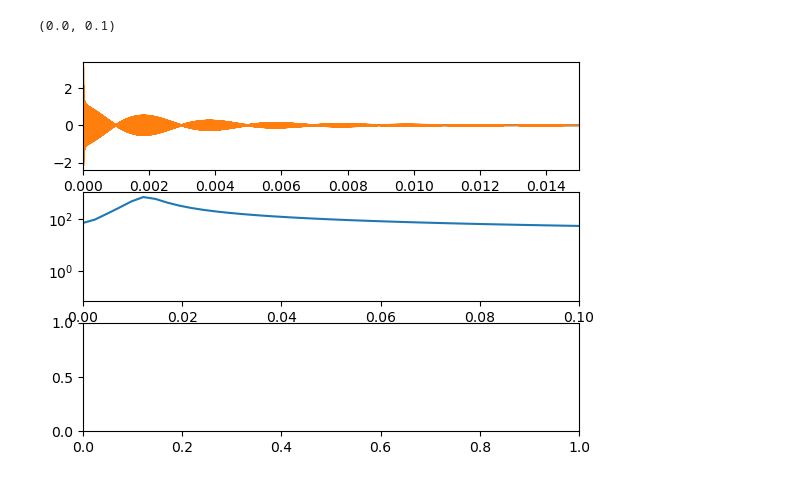
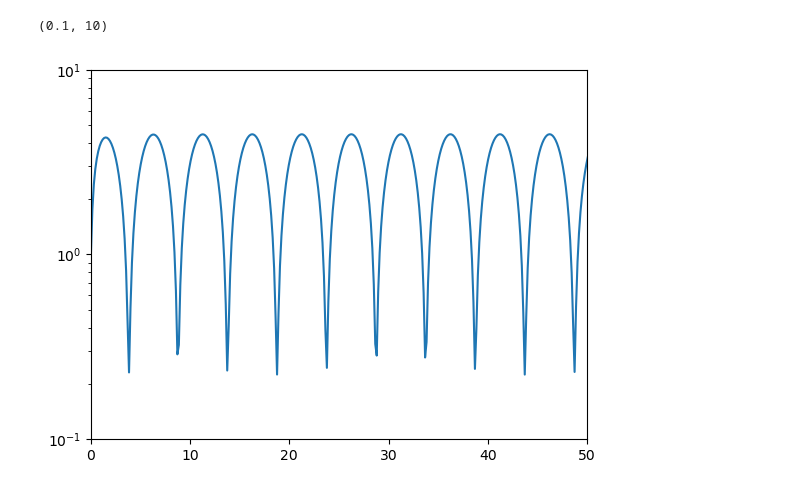
Before and after one commit to gcfbelinario/gw_thz, a Jupyter notebook: amplify.ipynb, the cells around one changed output. Saved outputs shown, nothing was run; the diff lists cells and outputs as text; code cells hidden in the pictures.

```diff
--- a/amplify.ipynb
+++ b/amplify.ipynb
@@ -13,7 +13,7 @@ def F_pml(t, h, y, M_lens):
     from astropy.constants import M_sun, G, c
     from scipy.constants import pi
     from mpmath import hyp1f1
-    from numpy import exp, conj
+    from numpy import exp, conj, any, where, isnan
 
 
     # values
@@ -70,10 +70,15 @@ def F_pml(t, h, y, M_lens):
     for k in range(1 + k_max + 1):
         F[-k] = conj(F[k])
 
+    if any(isnan(F)):
+        print("Warning: NaNs present in F; replacing with 1.0 where NaN")
+        F = np.where(np.isnan(F), 1.0 + 0j, F)
+
+
     return F, nu
 # %%
 # signal parameters
-t = np.linspace(0,0.02,10000)
+t = np.linspace(0,0.04,20000)
 M_lens = 250 * M_sun.value
 h0 = 1.0                                        # maximum amplitude
 nu0 = 5/4                                       # Fresnel number
@@ -88,11 +93,6 @@ N = len(t)
 freqs = np.fft.fftfreq(N, d=t[1]-t[0])
 freqs_shifted = np.fft.fftshift(freqs)
 
-F, nu = F_pml(t=t, h=h, y=y, M_lens=250)
+F, nu = F_pml(t=t, h=h, y=y, M_lens=300)
 F_shifted = np.fft.fftshift(F)
 nu_shifted = np.fft.fftshift(nu)
-
-plt.plot(freqs_shifted[N//2:]*(10**(-3)), np.abs(F_shifted[N//2:]))
-plt.yscale('log')
-plt.xlim([0,50])
-plt.ylim([0.1,10])
@@ -102,18 +99,9 @@ plt.ylim([0.1,10])
-# %%
-fig, ax = plt.subplots(nrows=3)
-
-hL = np.fft.ifft(hL_shifted)
-
-ax[0].plot(t,h)
-ax[0].plot(t, np.fft.ifft(hL_shifted).real)
-ax[0].set_xlim([0,0.015])
-
-ax[1].plot(nu_shifted[len(nu_shifted)//2:]*10**-3, np.abs(hL_shifted[len(nu_shifted)//2:]))
-ax[1].set_yscale('log')
-#ax[1].set_xscale('log')
-ax[1].set_xlim([0,0.1])
-
-#ax[2].plot(nu_shifted, F_shifted)
-# %% [output]
-(0.0, 0.1)
-[figure, removed]
+# %%
+#plt.plot(freqs_shifted[N//2:]*(10**(-3)), np.abs(F_shifted[N//2:]))
+plt.plot(nu_shifted[N//2:], np.abs(F_shifted[N//2:]))
+plt.yscale('log')
+plt.xlim([0,50])
+plt.ylim([0.1,10])
+# %% [output]
+(0.1, 10)
+[figure, added]
```
Also changed, not shown: parts of 4 cells of this notebook, 1 other file.
